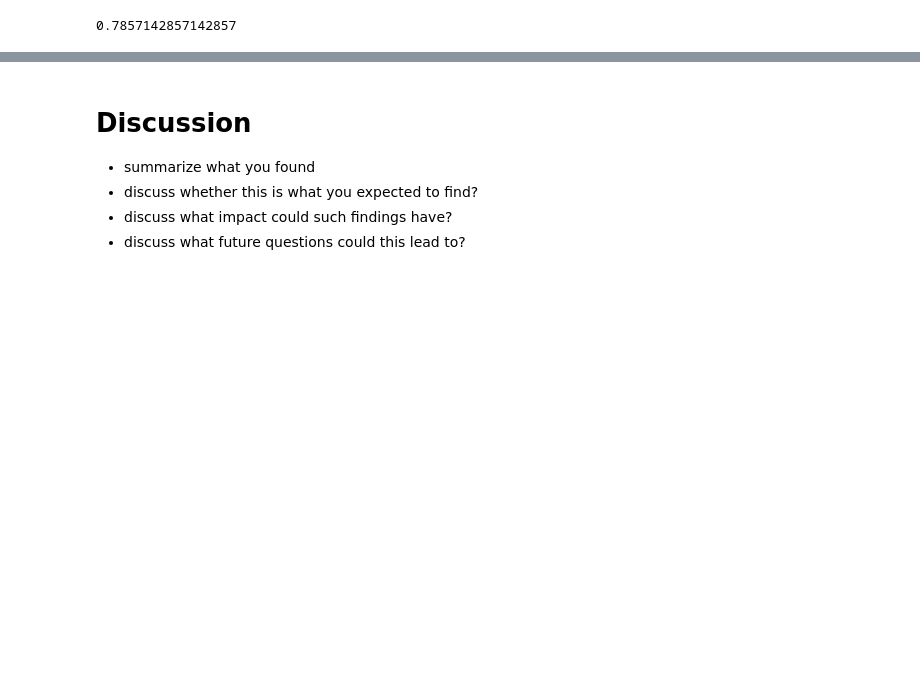
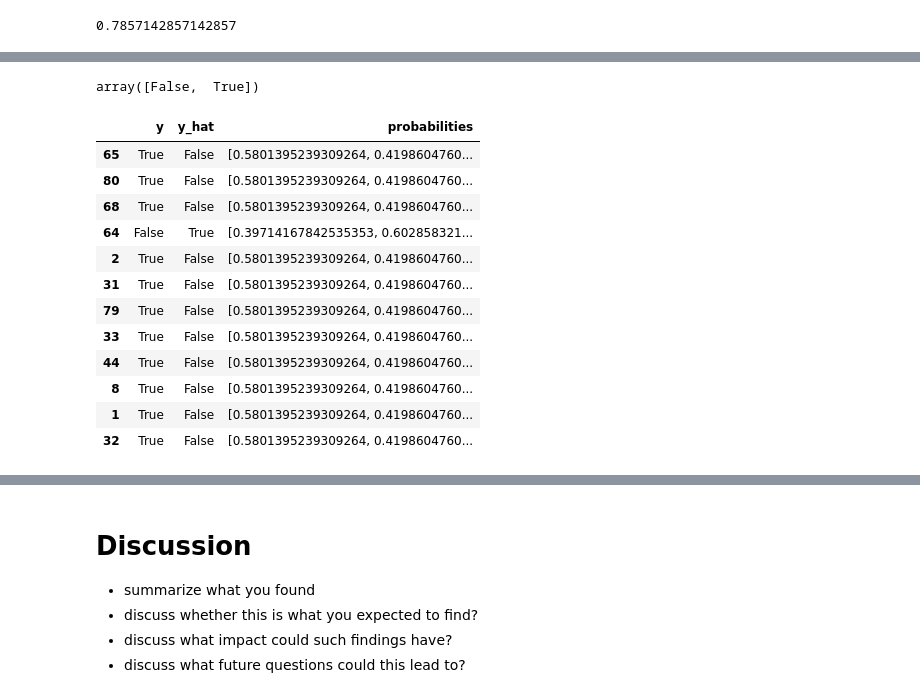
Before and after one commit to jentsang/hotdog-predictor, a Jupyter notebook: notebooks/dog_or_not.ipynb, the cells around one changed output, grey strips where cells are left out. Saved outputs shown, nothing was run; the diff lists cells and outputs as text; code cells hidden in the pictures; blank space fills up the shorter version.

```diff
--- a/notebooks/dog_or_not.ipynb
+++ b/notebooks/dog_or_not.ipynb
@@ -160,0 +210,35 @@ naive_bayes.score(X_test, y_test)
+# %%
+# fit model and look at the classes for the model
+
+lr.fit(X_train, y_train)
+
+lr.classes_
+# %% [output]
+array([False,  True])
+# %%
+# to look at the probability score for examples with wrong predictions
+
+data_dict = {
+    "y": y_train,
+    "y_hat": lr.predict(X_train).tolist(),
+    "probabilities": lr.predict_proba(X_train).tolist(),
+}
+
+df = pd.DataFrame(data_dict)
+
+df_mismatch = df[df["y"] != df["y_hat"]]
+df_mismatch
+# %% [output]
+|  | y | y_hat | probabilities |
+| 65 | True | False | [0.5801395239309264, 0.4198604760... |
+| 80 | True | False | [0.5801395239309264, 0.4198604760... |
+| 68 | True | False | [0.5801395239309264, 0.4198604760... |
+| 64 | False | True | [0.39714167842535353, 0.602858321... |
+| 2 | True | False | [0.5801395239309264, 0.4198604760... |
+| 31 | True | False | [0.5801395239309264, 0.4198604760... |
+| 79 | True | False | [0.5801395239309264, 0.4198604760... |
+| 33 | True | False | [0.5801395239309264, 0.4198604760... |
+| 44 | True | False | [0.5801395239309264, 0.4198604760... |
+| 8 | True | False | [0.5801395239309264, 0.4198604760... |
+| 1 | True | False | [0.5801395239309264, 0.4198604760... |
+| 32 | True | False | [0.5801395239309264, 0.4198604760... |
```
Also changed, not shown: parts of 9 cells of this notebook.
